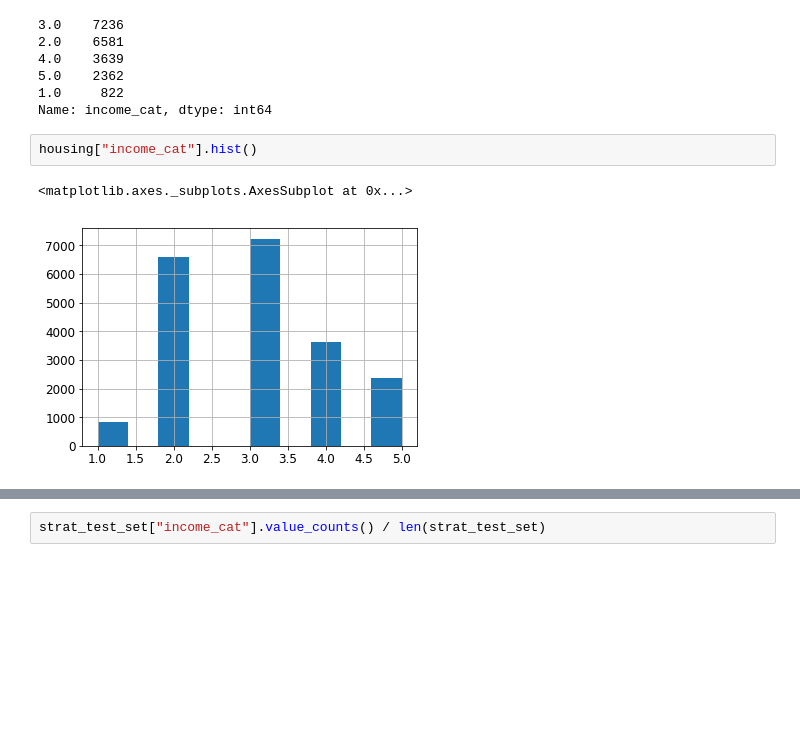
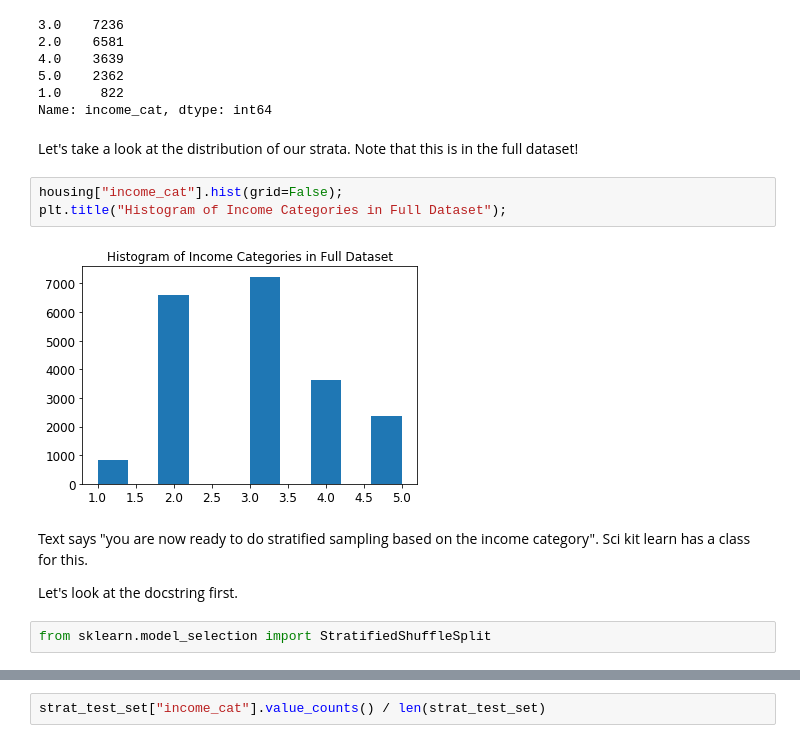
Before and after one commit to garden-of-forking-code/handson-ml, a Jupyter notebook: 02_end_to_end_machine_learning_project.ipynb, the cells around one changed output, grey strips where cells are left out. Drawn from its saved outputs; the diff is of its cells as text; blank space fills up the shorter version.

```diff
--- a/02_end_to_end_machine_learning_project.ipynb
+++ b/02_end_to_end_machine_learning_project.ipynb
@@ -315,8 +329,16 @@ housing["income_cat"].value_counts()
 5.0    2362
 1.0     822
 Name: income_cat, dtype: int64
-# %%
-housing["income_cat"].hist()
-# %% [output]
-<matplotlib.axes._subplots.AxesSubplot at 0x...>
-[figure, removed]
+# %% [markdown]
+Let's take a look at the distribution of our strata. Note that this is in the full dataset!
+# %%
+housing["income_cat"].hist(grid=False);
+plt.title("Histogram of Income Categories in Full Dataset");
+# %% [output]
+[figure, added]
+# %% [markdown]
+Text says "you are now ready to do stratified sampling based on the income category". Sci kit learn has a class for this.
+
+Let's look at the docstring first.
+# %%
+from sklearn.model_selection import StratifiedShuffleSplit
```
Also changed, not shown: parts of 23 cells of this notebook.
